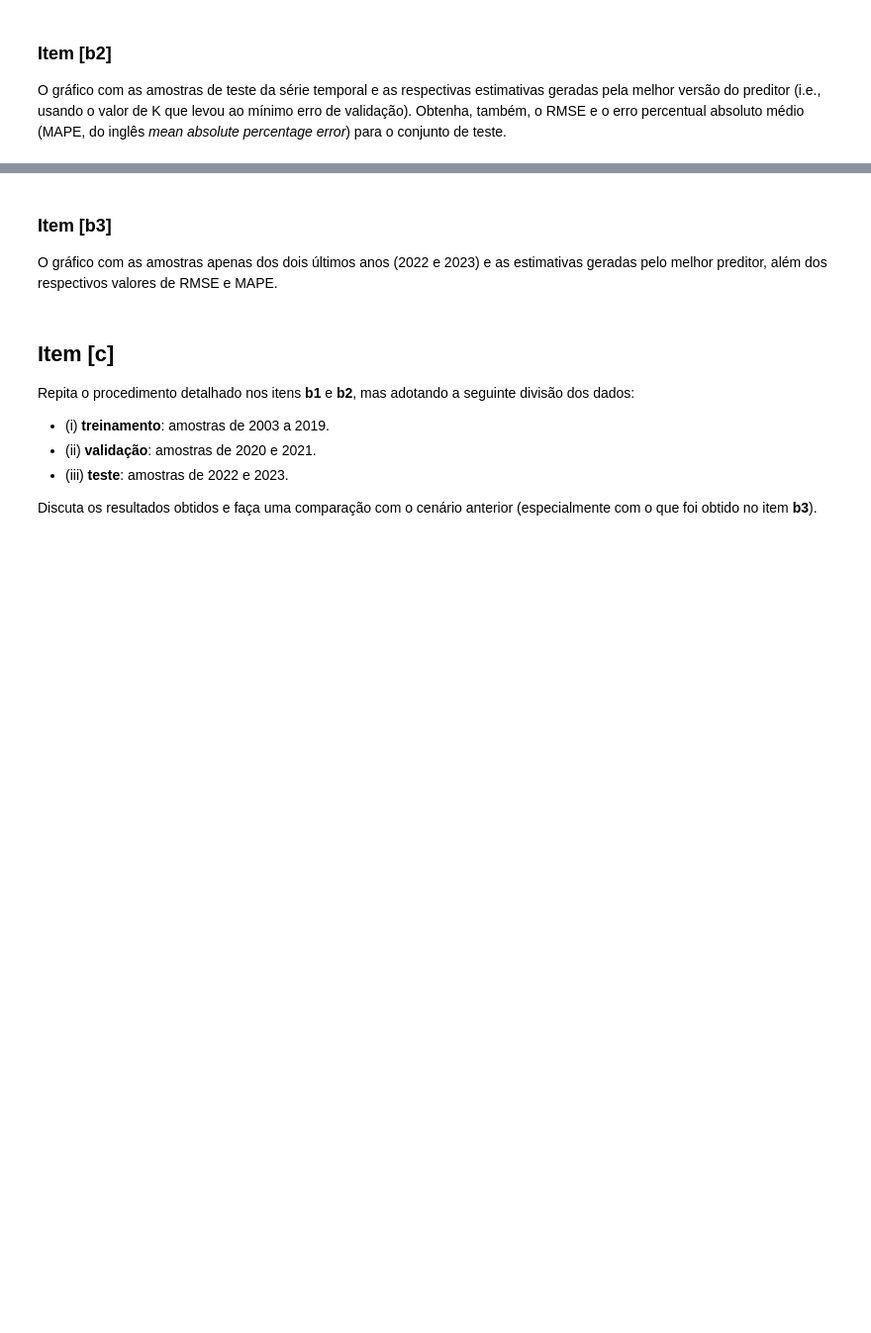
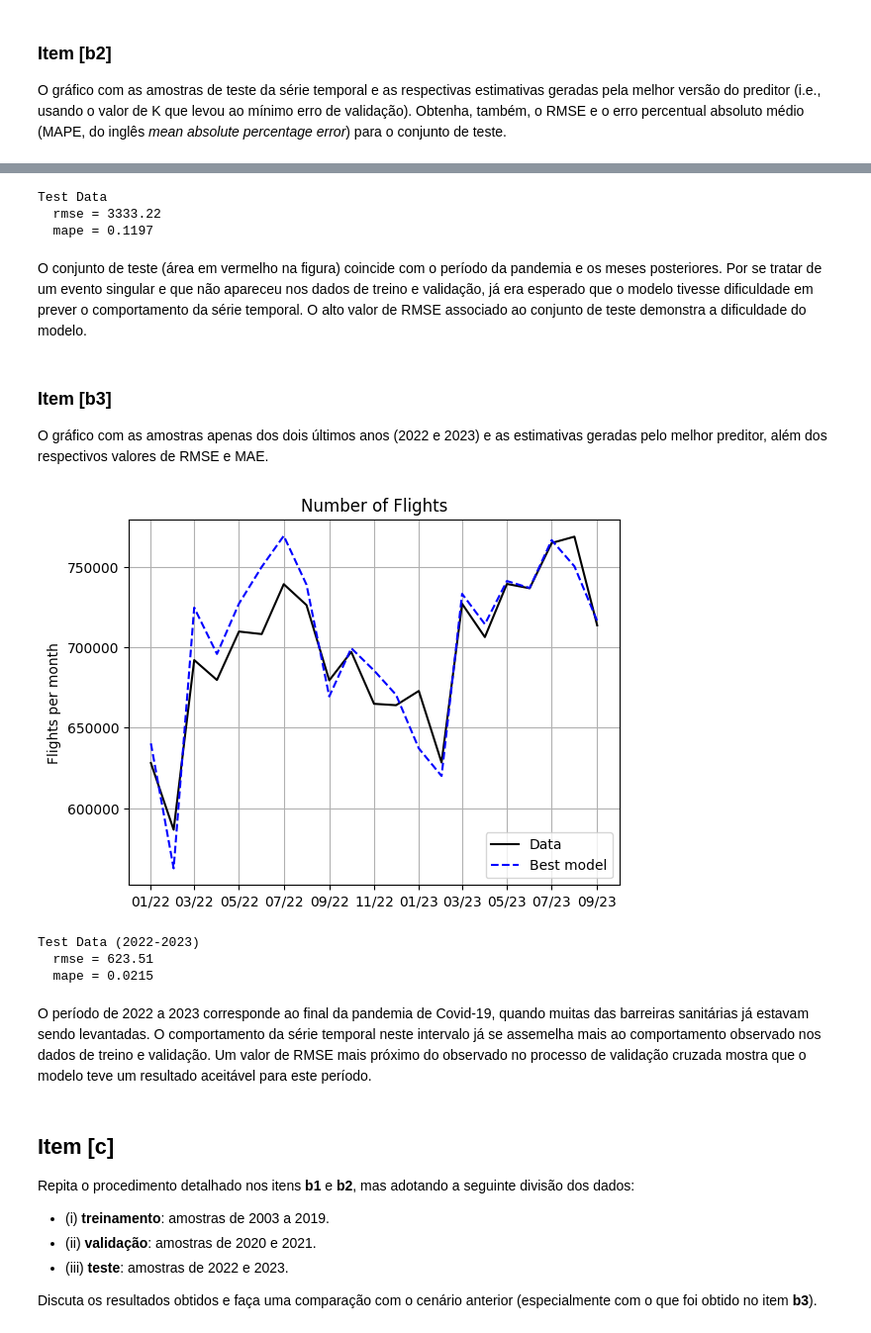
Before and after one commit to TiagoCAAmorim/machine_learning, a Jupyter notebook: Lista01/Lista01.ipynb, the cells around one changed output, grey strips where cells are left out. Shown at 99% size. Saved outputs shown, nothing was run; the diff lists cells and outputs as text; code cells hidden in the pictures; blank space fills up the shorter version.

```diff
--- a/Lista01/Lista01.ipynb
+++ b/Lista01/Lista01.ipynb
@@ -522,17 +448,3 @@ Best Model
 
 O gráfico com as amostras de teste da série temporal e as respectivas estimativas geradas pela melhor
 versão do preditor (i.e., usando o valor de K que levou ao mínimo erro de validação). Obtenha, também, o RMSE e o erro percentual absoluto médio (MAPE, do inglês _mean absolute percentage error_) para o conjunto de teste.
-# %%
-if alpha_list[i_best]==0:
-    best_model = LinearRegression()
-else:
-    best_model = ElasticNet(alpha=alpha_list[i_best], l1_ratio=l1_ratio_list[i_best])
-train_model(
-    model=best_model,
-    k_variables=k_best,
-    df=df_train_val[k_best:])
-
-y_predict = get_predict(
-    model=best_model,
-    k_variables=k_best,
-    df=df[k_best:])
@@ -579,8 +470,61 @@ MAE: 0.08557851938990509
+# %%
+y = df_test['y']
+X = scaler.transform(df_test[all_x_columns])[best_columns]
+y_predict = best_model.predict(X)
+rmse = root_mean_squared_error(y, y_predict)
+mape = mean_absolute_percentage_error(y, y_predict)
+
+print('Test Data')
+print(f'  rmse = {rmse:0.2f}')
+print(f'  mape = {mape:0.4f}')
+# %% [output]
+Test Data
+  rmse = 3333.22
+  mape = 0.1197
+# %% [markdown]
+O conjunto de teste (área em vermelho na figura) coincide com o período da pandemia e os meses posteriores. Por se tratar de um evento singular e que não apareceu nos dados de treino e validação, já era esperado que o modelo tivesse dificuldade em prever o comportamento da série temporal. O alto valor de RMSE associado ao conjunto de teste demonstra a dificuldade do modelo.
 # %% [markdown]
 ### Item [b3]
 
 O gráfico com as amostras apenas dos dois últimos anos (2022 e 2023) e as estimativas geradas pelo
-melhor preditor, além dos respectivos valores de RMSE e MAPE.
+melhor preditor, além dos respectivos valores de RMSE e MAE.
+# %%
+df_ = df.loc['2022-01-01':'2023-09-01']
+
+y = df_['Flt']
+X = scaler.transform(df_[all_x_columns])[best_columns]
+y_predict = best_model.predict(X) * df_['Days_in_month']
+
+plt.plot(y, color='black', label='Data')
+plt.plot(X.index , y_predict,
+         color='blue', linestyle='--', label='Best model')
+
+date_format = DateFormatter("%m/%y")
+plt.gca().xaxis.set_major_formatter(date_format)
+
+plt.ylabel('Flights per month')
+plt.title('Number of Flights')
+plt.grid(True)
+plt.legend(loc='lower right')
+plt.show()
+# %% [output]
+[figure, added]
+# %%
+y = df_['y']
+X = scaler.transform(df_[all_x_columns])[best_columns]
+y_predict = best_model.predict(X)
+rmse = root_mean_squared_error(y, y_predict)
+mape = mean_absolute_percentage_error(y, y_predict)
+
+print('Test Data (2022-2023)')
+print(f'  rmse = {rmse:0.2f}')
+print(f'  mape = {mape:0.4f}')
+# %% [output]
+Test Data (2022-2023)
+  rmse = 623.51
+  mape = 0.0215
+# %% [markdown]
+O período de 2022 a 2023 corresponde ao final da pandemia de Covid-19, quando muitas das barreiras sanitárias já estavam sendo levantadas. O comportamento da série temporal neste intervalo já se assemelha mais ao comportamento observado nos dados de treino e validação. Um valor de RMSE mais próximo do observado no processo de validação cruzada mostra que o modelo teve um resultado aceitável para este período.
 # %% [markdown]
 ## Item [c]
 
```
Also changed, not shown: parts of 20 cells of this notebook.
